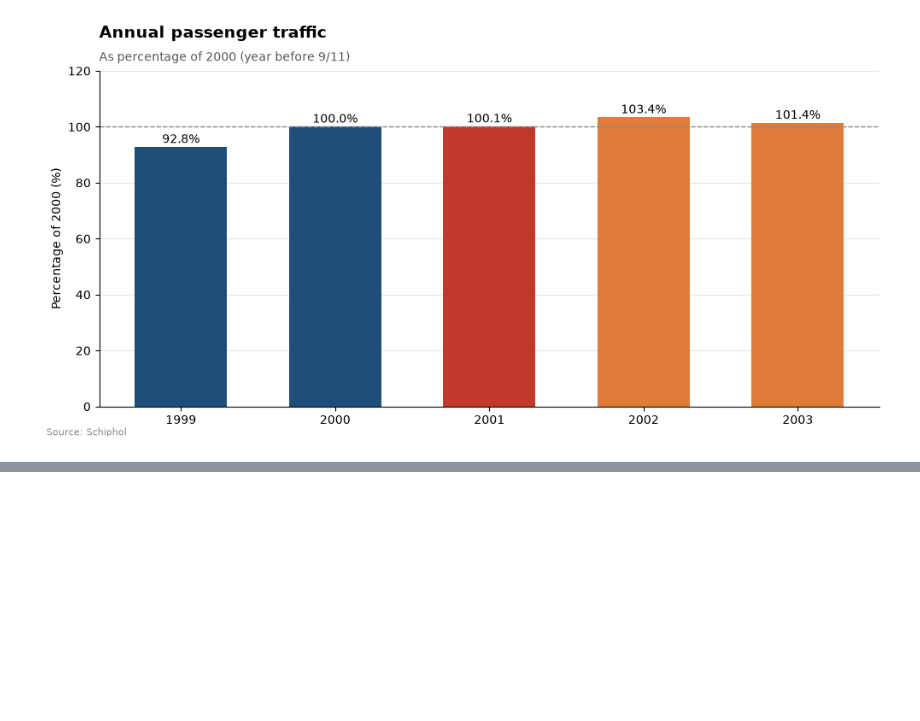
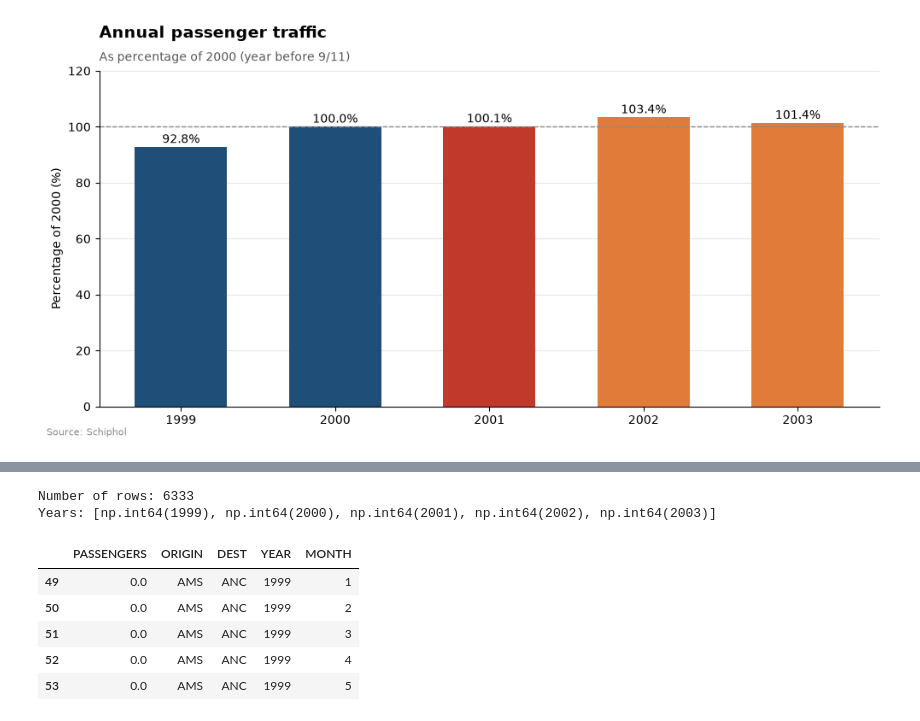
Before and after one commit to TIL6022-Python-Programming/Project_groep11, a Jupyter notebook: results 911.ipynb, the cells around one changed output, grey strips where cells are left out. Cells and saved outputs as stored; diff of their text form; code cells hidden in the pictures; blank space fills up the shorter version.

```diff
--- a/results 911.ipynb
+++ b/results 911.ipynb
@@ -596,0 +609,22 @@ finish(ax)
+# %%
+# Select flights to and from Schiphol (AMS)
+
+bts_ams = bts[
+    (bts['ORIGIN'] == 'AMS') |
+    (bts['DEST'] == 'AMS')
+].copy()
+
+# Check the result
+print('Number of rows:', len(bts_ams))
+print('Years:', sorted(bts_ams['YEAR'].unique()))
+
+display(bts_ams.head())
+# %% [output]
+Number of rows: 6333
+Years: [np.int64(1999), np.int64(2000), np.int64(2001), np.int64(2002), np.int64(2003)]
+|  | PASSENGERS | ORIGIN | DEST | YEAR | MONTH |
+| 49 | 0.0 | AMS | ANC | 1999 | 1 |
+| 50 | 0.0 | AMS | ANC | 1999 | 2 |
+| 51 | 0.0 | AMS | ANC | 1999 | 3 |
+| 52 | 0.0 | AMS | ANC | 1999 | 4 |
+| 53 | 0.0 | AMS | ANC | 1999 | 5 |
```
Also changed, not shown: parts of 17 cells of this notebook, 5 other files.
